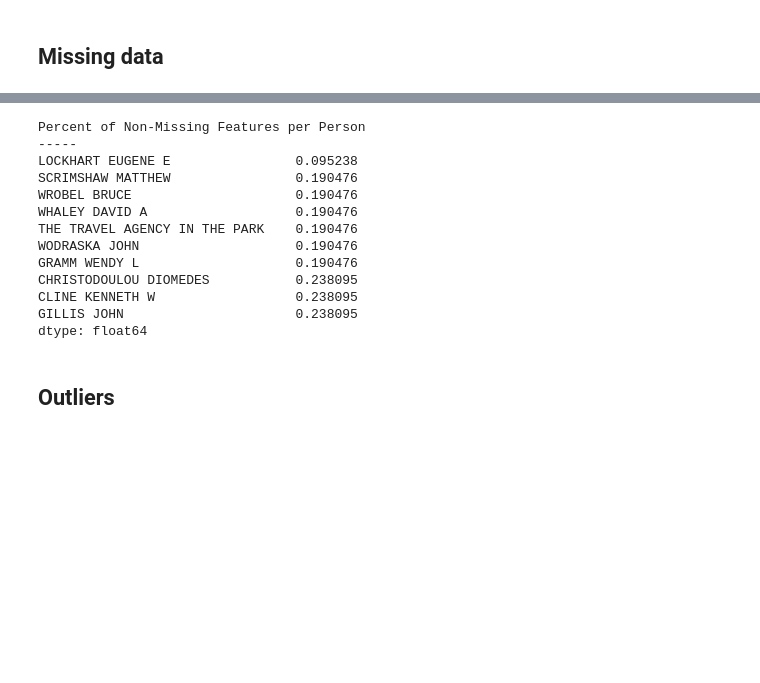
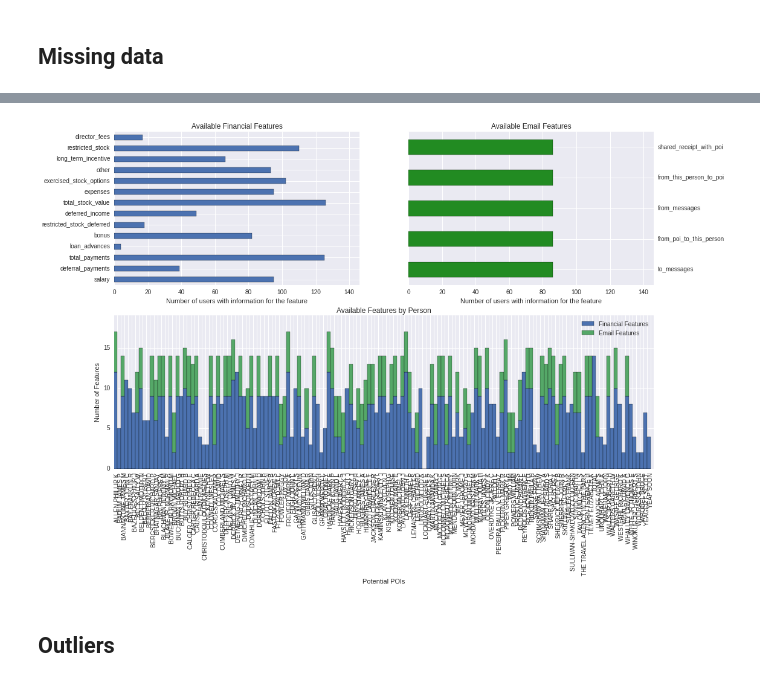
Before and after one commit to jrm5100/ND05, a Jupyter notebook: Data Exploration.ipynb, the cells around one changed output, grey strips where cells are left out. Drawn from its saved outputs; the diff is of its cells as text; code cells hidden in the pictures; blank space fills up the shorter version.

```diff
--- a/Data Exploration.ipynb
+++ b/Data Exploration.ipynb
@@ -14,6 +14,13 @@ import pickle
 data_dict = pickle.load(open("final_project/final_project_dataset.pkl", "rb") )
 # %%
 import pandas as pd
+import numpy as np
+import matplotlib.pyplot as plt
+import seaborn as sns
+%matplotlib inline
+sns.set_context("notebook")
+sns.set_style("darkgrid")
+
 df = pd.DataFrame(data_dict).T
 float_columns = [c for c in df.columns if c not in ['email_address', 'poi']]
 df[float_columns] = df[float_columns].astype(float)
@@ -37,9 +44,9 @@ financial_features = ['salary', 'deferral_payments', 'total_payments',
                       'exercised_stock_options', 'other', 'long_term_incentive',
                       'restricted_stock', 'director_fees']
 
-email_features = ['to_messages', 'email_address', 'from_poi_to_this_person',
+email_features = ['to_messages', 'from_poi_to_this_person',
                   'from_messages', 'from_this_person_to_poi',
-                  'shared_receipt_with_poi']
+                  'shared_receipt_with_poi'] #ignore email address
 # %% [markdown]
 ## Class Distribution
 # %%
@@ -74,22 +58,34 @@ dtype: float64
-# %%
-people_nan = df.count(axis=1)/len(df.columns)
-people_nan = people_nan.sort_values()
-print("Percent of Non-Missing Features per Person\n-----")
-print(people_nan.head(10))
-# %% [output]
-Percent of Non-Missing Features per Person
------
-LOCKHART EUGENE E                0.095238
-SCRIMSHAW MATTHEW                0.190476
-WROBEL BRUCE                     0.190476
-WHALEY DAVID A                   0.190476
-THE TRAVEL AGENCY IN THE PARK    0.190476
-WODRASKA JOHN                    0.190476
-GRAMM WENDY L                    0.190476
-CHRISTODOULOU DIOMEDES           0.238095
-CLINE KENNETH W                  0.238095
-GILLIS JOHN                      0.238095
-dtype: float64
+# %%
+plt.figure(figsize=(16,10))
+ax1 = plt.subplot2grid((2,2), (0,0))
+ax2 = plt.subplot2grid((2,2), (0,1))
+ax3 = plt.subplot2grid((2,2), (1,0), colspan=2)
+
+df[financial_features].count().plot(kind='barh', ax=ax1)
+df[email_features].count().plot(kind='barh', ax=ax2, color='forestgreen')
+
+person_df = pd.concat([df[financial_features].count(axis=1),
+                    df[email_features].count(axis=1)],
+                   keys=["Financial Features","Email Features"]).unstack().T
+person_df.plot(kind='bar', ax=ax3, width=1, stacked=True)
+
+ax2.yaxis.tick_right()
+ax1.set_xlim(0,len(df))
+ax2.set_xlim(0,len(df))
+ax3.set_ylim(0,len(financial_features+email_features))
+
+ax1.set_xlabel('Number of users with information for the feature')
+ax2.set_xlabel('Number of users with information for the feature')
+ax3.set_xlabel('Potential POIs')
+ax3.set_ylabel('Number of Features')
+
+ax1.set_title('Available Financial Features')
+ax2.set_title('Available Email Features')
+ax3.set_title('Available Features by Person')
+
+plt.savefig('Fig1_MissingData.png', bbox_inches='tight')
+# %% [output]
+[figure, added]
 # %% [markdown]
 ## Outliers
 # %%
```
Also changed, not shown: parts of 33 cells of this notebook, 4 other files.
